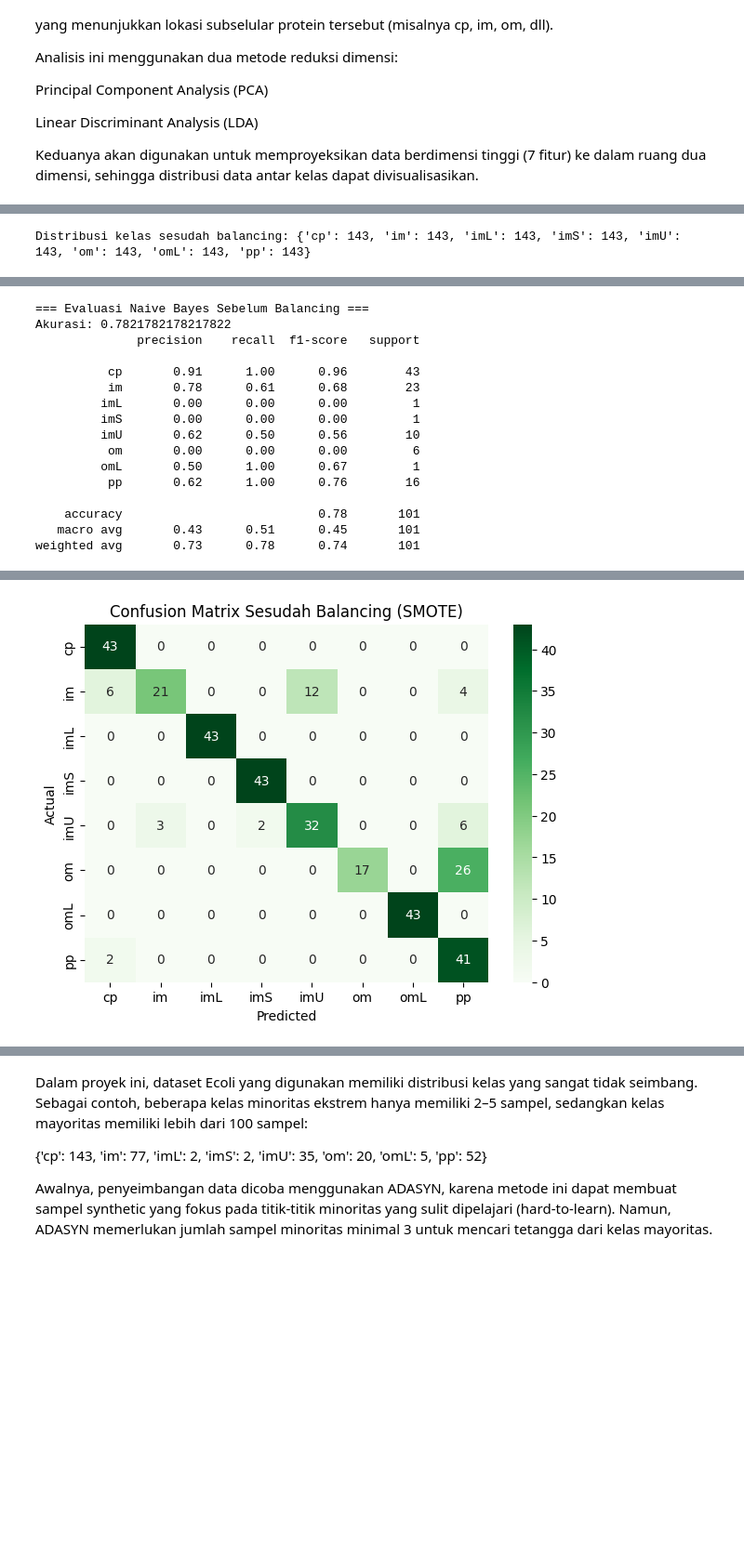
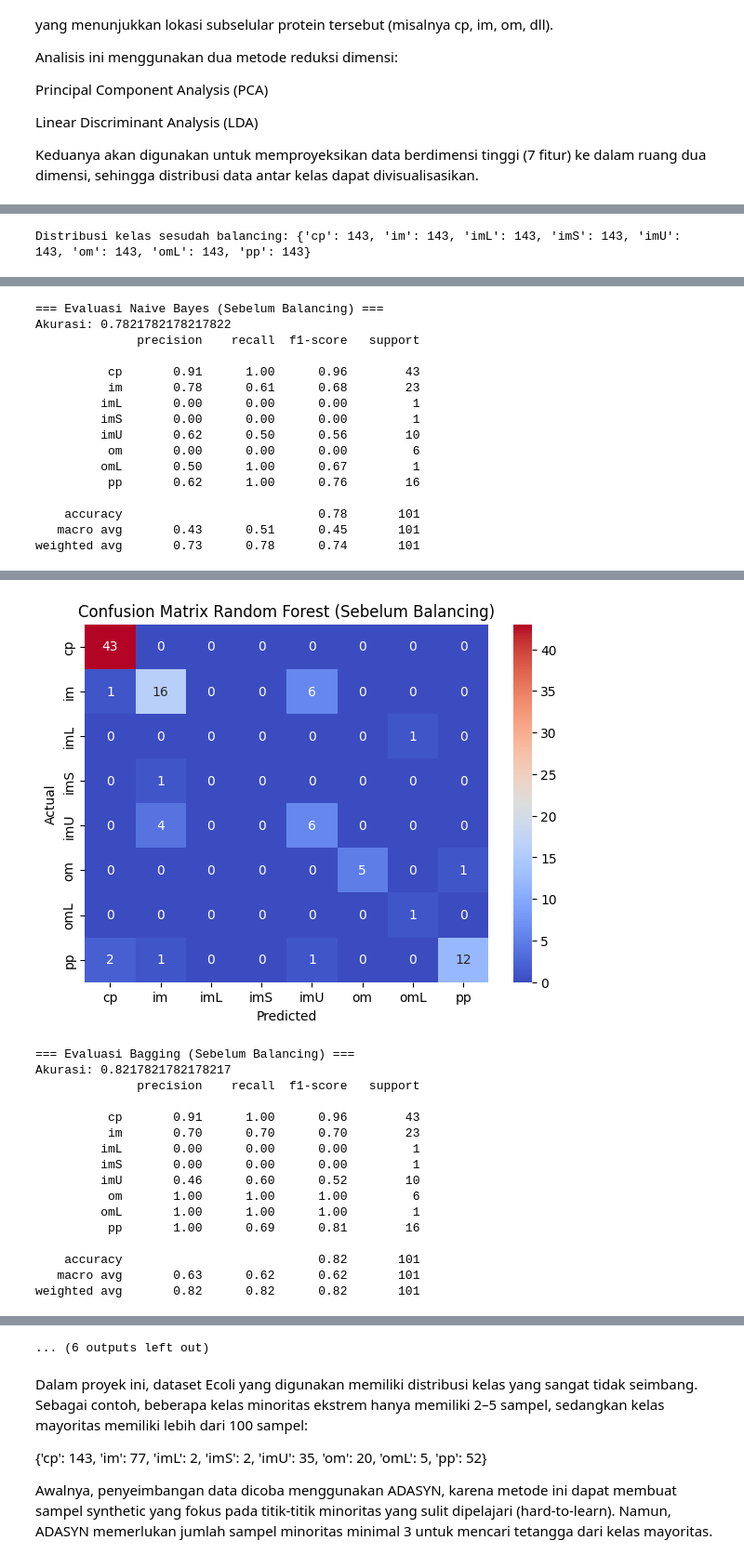
Before and after one commit to rafimumtaz/PSD, a Jupyter notebook: tugas1/_build/jupyter_execute/PCA-LDA.ipynb, the cells around one changed output, grey strips where cells are left out. Shown: that part at 93% size. Drawn from its saved outputs; the diff is of its cells as text; code cells hidden in the pictures; blank space fills up the shorter version.

```diff
--- a/tugas1/_build/jupyter_execute/PCA-LDA.ipynb
+++ b/tugas1/_build/jupyter_execute/PCA-LDA.ipynb
@@ -19,6 +19,7 @@ from sqlalchemy import create_engine
 from imblearn.over_sampling import SMOTE
 import numpy as np
 from sklearn.naive_bayes import GaussianNB
+from sklearn.ensemble import RandomForestClassifier, BaggingClassifier
 from sklearn.model_selection import train_test_split
 from sklearn.metrics import classification_report, confusion_matrix, accuracy_score
 import seaborn as sns
@@ -28,8 +29,6 @@ engine = create_engine("mysql+pymysql://root:@localhost/ecoli")
 
 # === AMBIL DATA ===
 df = pd.read_sql("SELECT * FROM ecoli", engine)
-
-# tampilkan 5 baris pertama
 print(df.head())
 
 # === PISAHKAN FITUR DAN LABEL ===
@@ -41,7 +40,7 @@ le = LabelEncoder()
 y = le.fit_transform(y_raw)
 target_names = le.classes_
 
-# Standarisasi fitur (Naive Bayes bisa lebih stabil dengan ini)
+# Standarisasi fitur
 scaler = StandardScaler()
 X = scaler.fit_transform(X)
 
@@ -95,13 +94,11 @@ is_synthetic = np.array([False]*len(y) + [True]*(len(X_res)-len(y)))
 
 plt.figure(figsize=(7,5))
 for color, i, target_name in zip(colors, range(len(target_names)), target_names):
-    # titik asli
     plt.scatter(
         X_r_bal[(y_res == i) & (is_synthetic == False), 0],
         X_r_bal[(y_res == i) & (is_synthetic == False), 1],
         color=color, alpha=0.6, label=f"{target_name} (original)"
     )
-    # titik synthetic
     plt.scatter(
         X_r_bal[(y_res == i) & (is_synthetic == True), 0],
         X_r_bal[(y_res == i) & (is_synthetic == True), 1],
@@ -111,43 +108,35 @@ plt.legend(loc="best", fontsize=8)
 plt.title("PCA of Balanced Ecoli dataset (SMOTE)")
 plt.show()
 
+# === Fungsi evaluasi model ===
+def evaluate_model(name, model, X_train, X_test, y_train, y_test):
+    model.fit(X_train, y_train)
+    y_pred = model.predict(X_test)
+    print(f"\n=== Evaluasi {name} ===")
+    print("Akurasi:", accuracy_score(y_test, y_pred))
+    print(classification_report(y_test, y_pred, target_names=target_names, zero_division=0))
+
+    plt.figure(figsize=(7,5))
+    sns.heatmap(confusion_matrix(y_test, y_pred), annot=True, fmt="d",
+                xticklabels=target_names, yticklabels=target_names, cmap="coolwarm")
+    plt.title(f"Confusion Matrix {name}")
+    plt.xlabel("Predicted")
+    plt.ylabel("Actual")
+    plt.show()
+
 # === KLASIFIKASI SEBELUM BALANCING ===
 X_train, X_test, y_train, y_test = train_test_split(X, y, test_size=0.3, random_state=42, stratify=y)
-clf_before = GaussianNB()
-clf_before.fit(X_train, y_train)
-y_pred_before = clf_before.predict(X_test)
 
-print("\n=== Evaluasi Naive Bayes Sebelum Balancing ===")
-print("Akurasi:", accuracy_score(y_test, y_pred_before))
-print(classification_report(y_test, y_pred_before, target_names=target_names, zero_division=0))
-
-# Confusion Matrix sebelum balancing
-plt.figure(figsize=(7,5))
-sns.heatmap(confusion_matrix(y_test, y_pred_before), annot=True, fmt="d",
-            xticklabels=target_names, yticklabels=target_names, cmap="Blues")
-plt.title("Confusion Matrix Sebelum Balancing")
-plt.xlabel("Predicted")
-plt.ylabel("Actual")
-plt.show()
+evaluate_model("Naive Bayes (Sebelum Balancing)", GaussianNB(), X_train, X_test, y_train, y_test)
+evaluate_model("Random Forest (Sebelum Balancing)", RandomForestClassifier(random_state=42, n_estimators=100), X_train, X_test, y_train, y_test)
+evaluate_model("Bagging (Sebelum Balancing)", BaggingClassifier(random_state=42, n_estimators=100), X_train, X_test, y_train, y_test)
 
 # === KLASIFIKASI SESUDAH BALANCING ===
 X_train_res, X_test_res, y_train_res, y_test_res = train_test_split(X_res, y_res, test_size=0.3, random_state=42, stratify=y_res)
-clf_after = GaussianNB()
-clf_after.fit(X_train_res, y_train_res)
-y_pred_after = clf_after.predict(X_test_res)
 
-print("\n=== Evaluasi Naive Bayes Sesudah Balancing ===")
-print("Akurasi:", accuracy_score(y_test_res, y_pred_after))
-print(classification_report(y_test_res, y_pred_after, target_names=target_names, zero_division=0))
-
-# Confusion Matrix sesudah balancing
-plt.figure(figsize=(7,5))
-sns.heatmap(confusion_matrix(y_test_res, y_pred_after), annot=True, fmt="d",
-            xticklabels=target_names, yticklabels=target_names, cmap="Greens")
-plt.title("Confusion Matrix Sesudah Balancing (SMOTE)")
-plt.xlabel("Predicted")
-plt.ylabel("Actual")
-plt.show()
+evaluate_model("Naive Bayes (Sesudah Balancing)", GaussianNB(), X_train_res, X_test_res, y_train_res, y_test_res)
+evaluate_model("Random Forest (Sesudah Balancing)", RandomForestClassifier(random_state=42, n_estimators=100), X_train_res, X_test_res, y_train_res, y_test_res)
+evaluate_model("Bagging (Sesudah Balancing)", BaggingClassifier(random_state=42, n_estimators=100), X_train_res, X_test_res, y_train_res, y_test_res)
 # %% [output]
    id_protein  feature1  feature2  feature3  feature4  feature5  feature6  \
 0   AAT_ECOLI      0.49      0.29      0.48       0.5      0.56      0.24
@@ -168,7 +157,7 @@ Distribusi kelas sebelum balancing: {'cp': 143, 'im': 77, 'imL': 2, 'imS': 2, 'i
 Distribusi kelas sesudah balancing: {'cp': 143, 'im': 143, 'imL': 143, 'imS': 143, 'imU': 143, 'om': 143, 'omL': 143, 'pp': 143}
 [figure]
 [figure]
-=== Evaluasi Naive Bayes Sebelum Balancing ===
+=== Evaluasi Naive Bayes (Sebelum Balancing) ===
 Akurasi: 0.7821782178217822
               precision    recall  f1-score   support
 
@@ -204 +193,17 @@ weighted avg       0.87      0.82      0.81       344
-[figure, old version]
+[figure, new version]
+=== Evaluasi Bagging (Sebelum Balancing) ===
+Akurasi: 0.8217821782178217
+              precision    recall  f1-score   support
+
+          cp       0.91      1.00      0.96        43
+          im       0.70      0.70      0.70        23
+         imL       0.00      0.00      0.00         1
+         imS       0.00      0.00      0.00         1
+         imU       0.46      0.60      0.52        10
+          om       1.00      1.00      1.00         6
+         omL       1.00      1.00      1.00         1
+          pp       1.00      0.69      0.81        16
+
+    accuracy                           0.82       101
+   macro avg       0.63      0.62      0.62       101
+weighted avg       0.82      0.82      0.82       101
@@ -205,3 +211,4 @@ weighted avg       0.87      0.82      0.81       344
+... (6 outputs left out)
 # %% [markdown]
 Dalam proyek ini, dataset Ecoli yang digunakan memiliki distribusi kelas yang sangat tidak seimbang. Sebagai contoh, beberapa kelas minoritas ekstrem hanya memiliki 2–5 sampel, sedangkan kelas mayoritas memiliki lebih dari 100 sampel:
 
```
Also changed, not shown: parts of 1 cell of this notebook, 29 other files.
